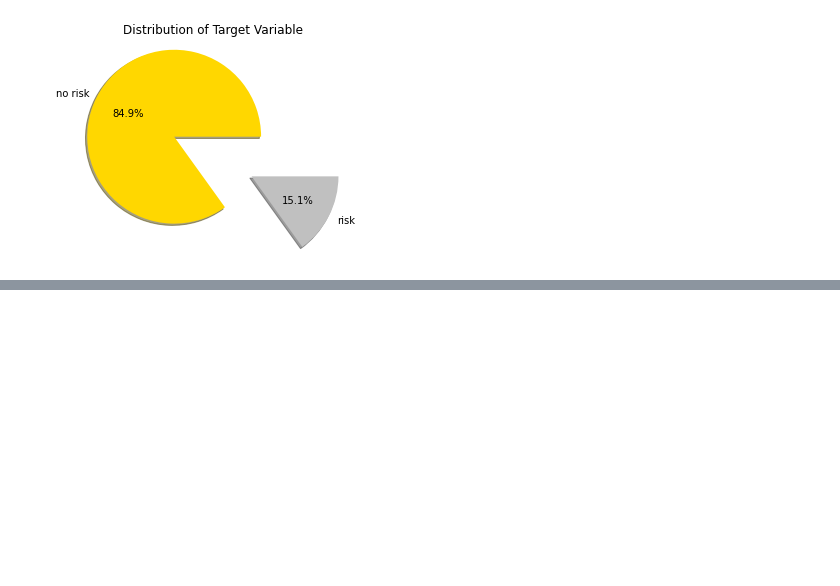
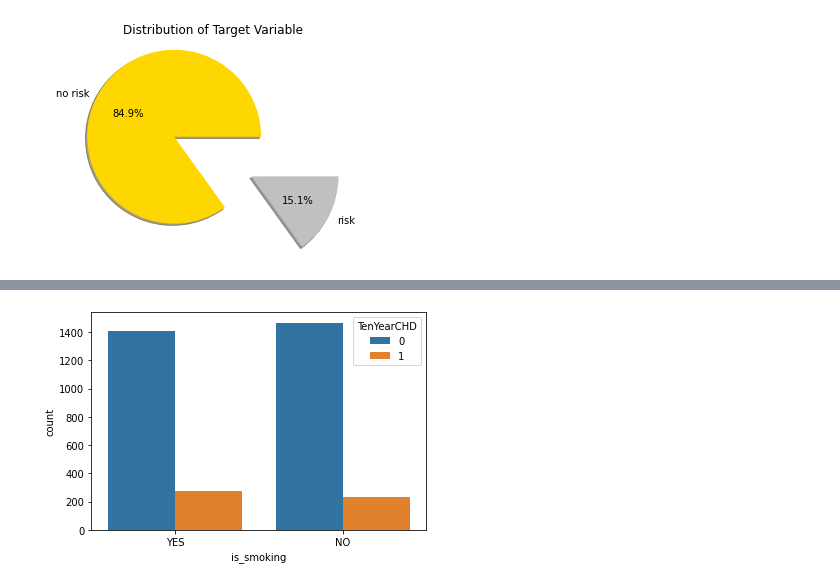
Before and after one commit to Aayushi4925/cardiovasular, a Jupyter notebook: cardiovascular_risk.ipynb, the cells around one changed output, grey strips where cells are left out. Drawn from its saved outputs; the diff is of its cells as text; code cells hidden in the pictures; blank space fills up the shorter version.

```diff
--- a/cardiovascular_risk.ipynb
+++ b/cardiovascular_risk.ipynb
@@ -186,0 +219,4 @@ plt.show()
+# %%
+bivariate('is_smoking','TenYearCHD')
+# %% [output]
+[figure, added]
```
Also changed, not shown: parts of 16 cells of this notebook.
